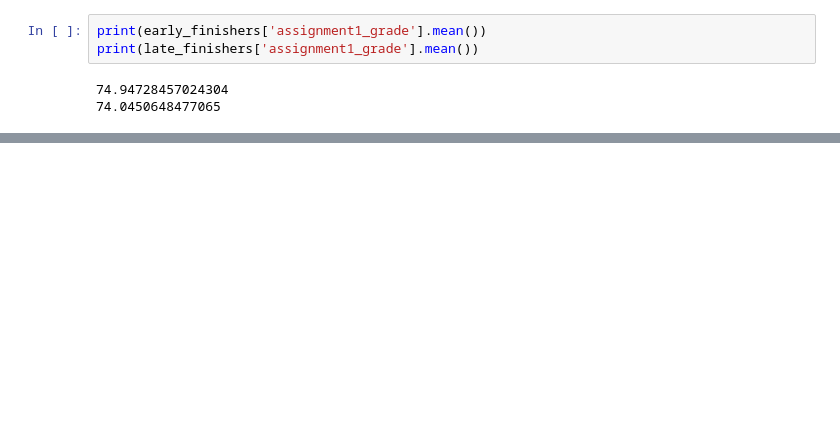
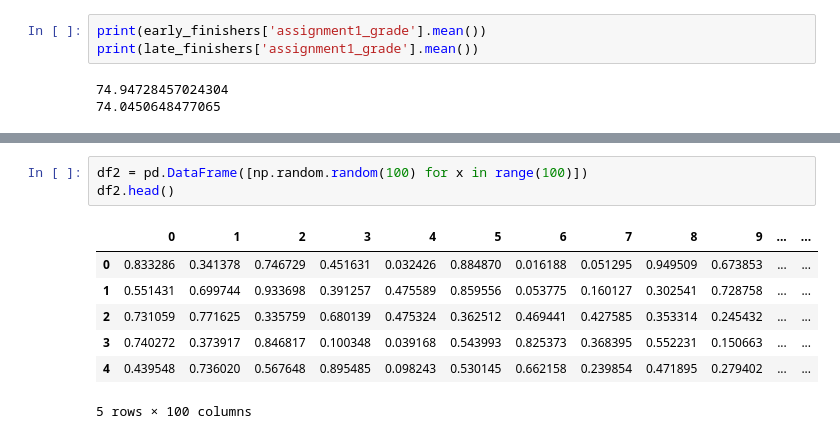
Before and after one commit to Zainab-Ayoub/dataScienceProblems, a Jupyter notebook: statisticalTesting.ipynb, the cells around one changed output, grey strips where cells are left out. Drawn from its saved outputs; the diff is of its cells as text; blank space fills up the shorter version.

```diff
--- a/statisticalTesting.ipynb
+++ b/statisticalTesting.ipynb
@@ -61,0 +94,11 @@ print(late_finishers['assignment1_grade'].mean())
+# %%
+df2 = pd.DataFrame([np.random.random(100) for x in range(100)])
+df2.head()
+# %% [output]
+|  | 0 | 1 | 2 | 3 | 4 | 5 | 6 | 7 | 8 | 9 | ... | ... |
+| 0 | 0.833286 | 0.341378 | 0.746729 | 0.451631 | 0.032426 | 0.884870 | 0.016188 | 0.051295 | 0.949509 | 0.673853 | ... | ... |
+| 1 | 0.551431 | 0.699744 | 0.933698 | 0.391257 | 0.475589 | 0.859556 | 0.053775 | 0.160127 | 0.302541 | 0.728758 | ... | ... |
+| 2 | 0.731059 | 0.771625 | 0.335759 | 0.680139 | 0.475324 | 0.362512 | 0.469441 | 0.427585 | 0.353314 | 0.245432 | ... | ... |
+| 3 | 0.740272 | 0.373917 | 0.846817 | 0.100348 | 0.039168 | 0.543993 | 0.825373 | 0.368395 | 0.552231 | 0.150663 | ... | ... |
+| 4 | 0.439548 | 0.736020 | 0.567648 | 0.895485 | 0.098243 | 0.530145 | 0.662158 | 0.239854 | 0.471895 | 0.279402 | ... | ... |
+5 rows × 100 columns
```
Also changed, not shown: parts of 6 cells of this notebook.
